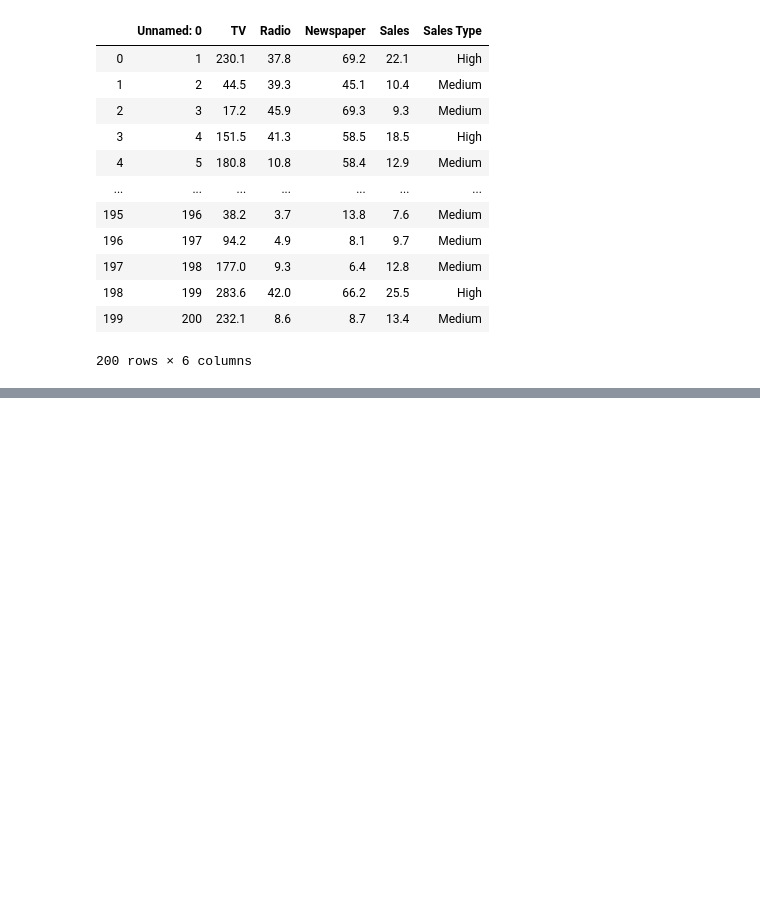
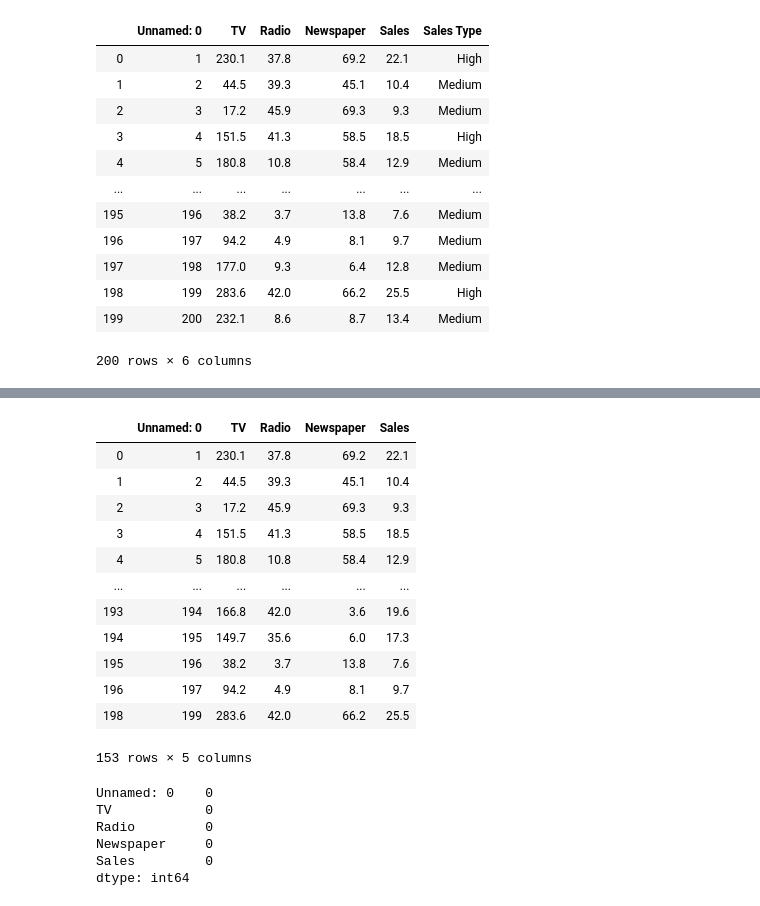
Before and after one commit to VKG5/Learning-Python, a Jupyter notebook: Sem 5/DL/Lab2_V002.ipynb, the cells around one changed output, grey strips where cells are left out. Drawn from its saved outputs; the diff is of its cells as text; code cells hidden in the pictures; blank space fills up the shorter version.

```diff
--- a/Sem 5/DL/Lab2_V002.ipynb
+++ b/Sem 5/DL/Lab2_V002.ipynb
@@ -110,0 +324,27 @@ data_gb
+# %%
+data_new_NN = data_new_NN[not_null==0]
+data_new_NN
+# %% [output]
+|  | Unnamed: 0 | TV | Radio | Newspaper | Sales |
+| 0 | 1 | 230.1 | 37.8 | 69.2 | 22.1 |
+| 1 | 2 | 44.5 | 39.3 | 45.1 | 10.4 |
+| 2 | 3 | 17.2 | 45.9 | 69.3 | 9.3 |
+| 3 | 4 | 151.5 | 41.3 | 58.5 | 18.5 |
+| 4 | 5 | 180.8 | 10.8 | 58.4 | 12.9 |
+| ... | ... | ... | ... | ... | ... |
+| 193 | 194 | 166.8 | 42.0 | 3.6 | 19.6 |
+| 194 | 195 | 149.7 | 35.6 | 6.0 | 17.3 |
+| 195 | 196 | 38.2 | 3.7 | 13.8 | 7.6 |
+| 196 | 197 | 94.2 | 4.9 | 8.1 | 9.7 |
+| 198 | 199 | 283.6 | 42.0 | 66.2 | 25.5 |
+153 rows × 5 columns
+# %%
+# Checking if all the null values are removed
+data_new_NN.isnull().sum()
+# %% [output]
+Unnamed: 0    0
+TV            0
+Radio         0
+Newspaper     0
+Sales         0
+dtype: int64
```
Also changed, not shown: parts of 52 cells of this notebook, 2 other files.
